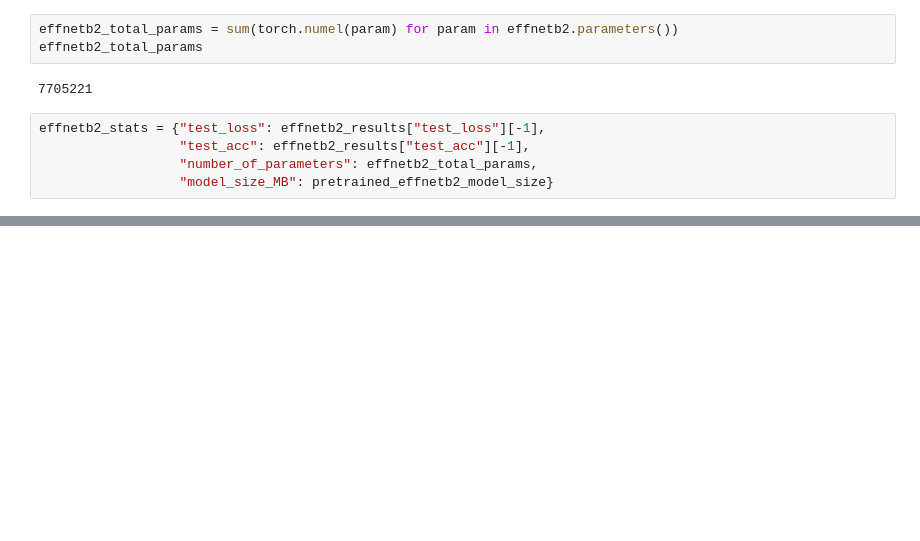
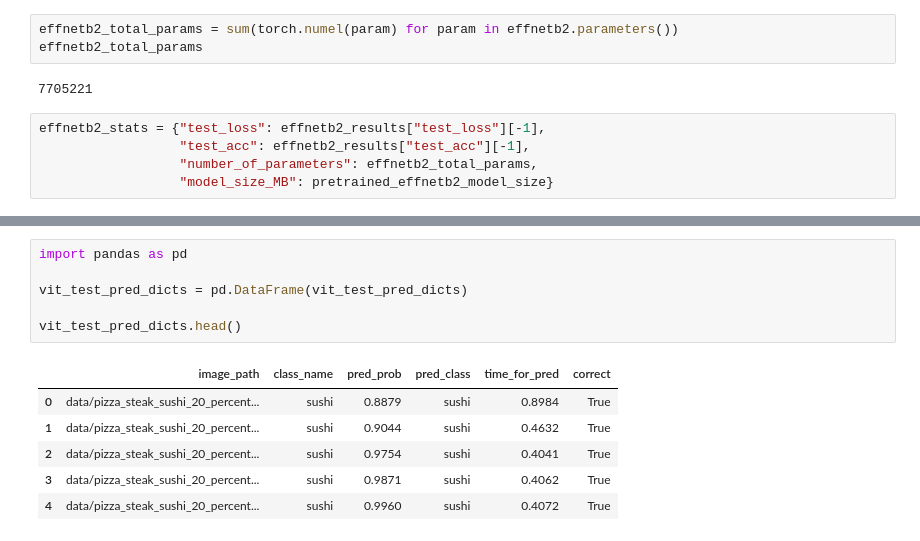
Before and after one commit to Adarsh0047/PyTorch-ZTM, a Jupyter notebook: 9. Model Deployment/09_Pytorch_Model_Deployment.ipynb, the cells around one changed output, grey strips where cells are left out. Saved outputs shown, nothing was run; the diff lists cells and outputs as text; blank space fills up the shorter version.

```diff
--- a/9. Model Deployment/09_Pytorch_Model_Deployment.ipynb
+++ b/9. Model Deployment/09_Pytorch_Model_Deployment.ipynb
@@ -298,0 +566,13 @@ effnetb2_stats
+# %%
+import pandas as pd
+
+vit_test_pred_dicts = pd.DataFrame(vit_test_pred_dicts)
+
+vit_test_pred_dicts.head()
+# %% [output]
+|  | image_path | class_name | pred_prob | pred_class | time_for_pred | correct |
+| 0 | data/pizza_steak_sushi_20_percent... | sushi | 0.8879 | sushi | 0.8984 | True |
+| 1 | data/pizza_steak_sushi_20_percent... | sushi | 0.9044 | sushi | 0.4632 | True |
+| 2 | data/pizza_steak_sushi_20_percent... | sushi | 0.9754 | sushi | 0.4041 | True |
+| 3 | data/pizza_steak_sushi_20_percent... | sushi | 0.9871 | sushi | 0.4062 | True |
+| 4 | data/pizza_steak_sushi_20_percent... | sushi | 0.9960 | sushi | 0.4072 | True |
```
Also changed, not shown: parts of 46 cells of this notebook, 1 other file.
